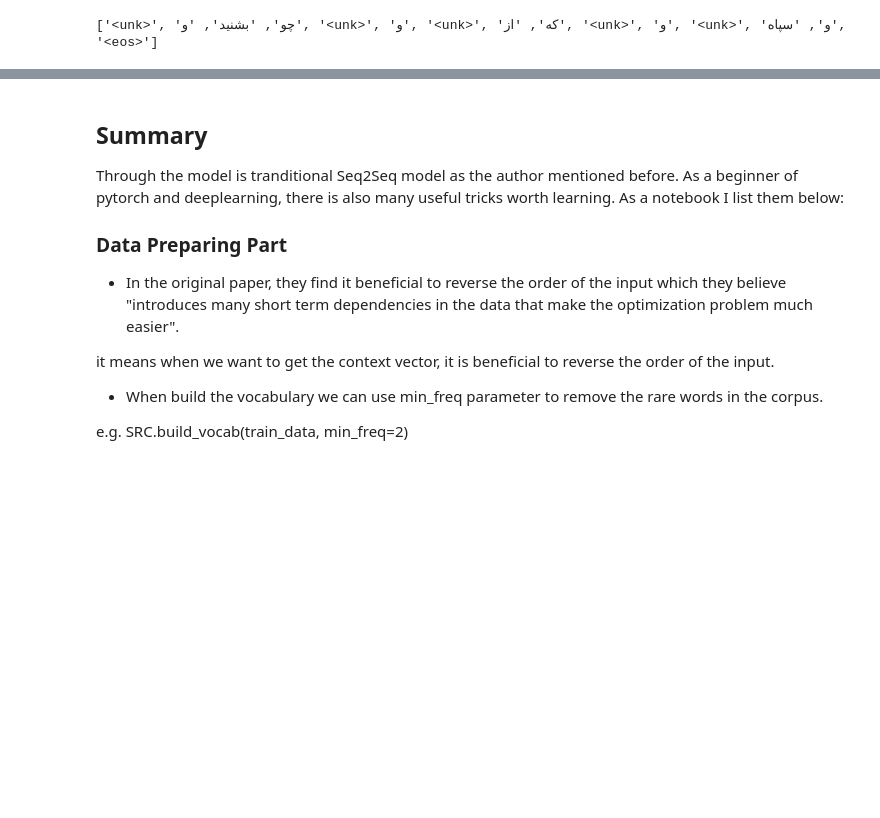
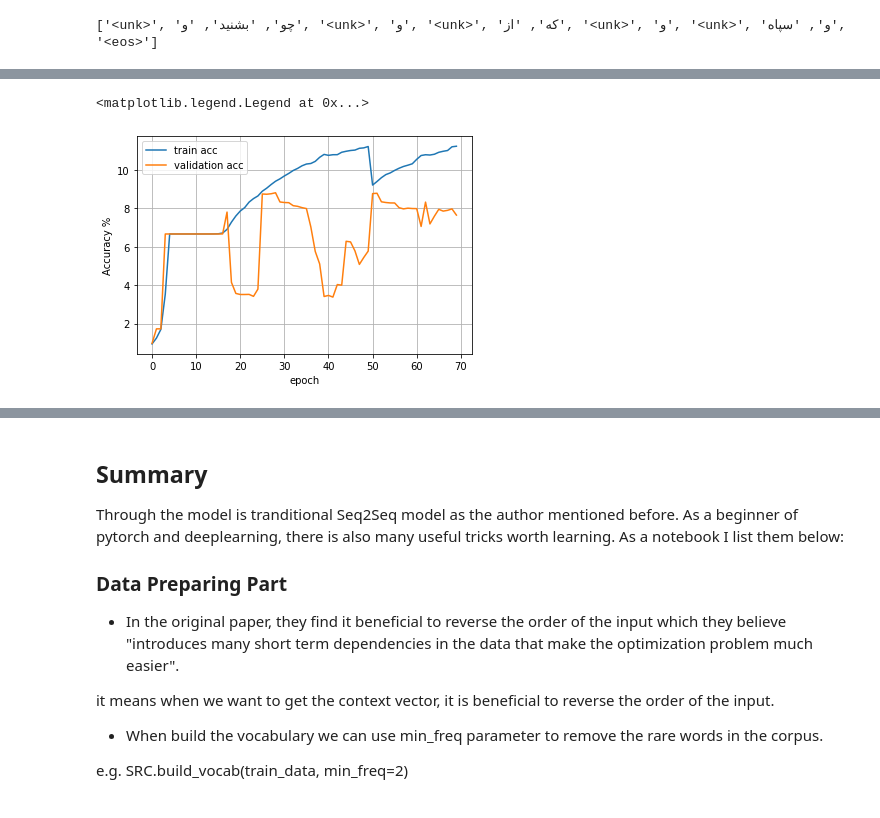
Before and after one commit to Ali-Majlesi/HW4-Deep401, a Jupyter notebook: Q1/Q1_Fersodi_Poem_Generator.ipynb, the cells around one changed output, grey strips where cells are left out. Cells and saved outputs as stored; diff of their text form; code cells hidden in the pictures; blank space fills up the shorter version.

```diff
--- a/Q1/Q1_Fersodi_Poem_Generator.ipynb
+++ b/Q1/Q1_Fersodi_Poem_Generator.ipynb
@@ -760,0 +780,5 @@ NameError: ignored
+# %%
+with open('loss.txt','rt') as f:
+  str_data = f.readlines()
+# %%
+x = re.findall("\[[^\]]+\]", str_data[0])
@@ -760,0 +788,15 @@ NameError: ignored
+# %%
+train_acc = np.array([float(stritem) for stritem in x[0][1:-1].split(',')])
+train_loss = np.array([float(stritem) for stritem in x[1][1:-1].split(',')])
+val_loss = np.array([float(stritem) for stritem in x[2][1:-1].split(',')])
+val_acc = np.array([float(stritem) for stritem in x[3][1:-1].split(',')])
+# %%
+plt.plot(train_acc*100,label='train acc')
+plt.plot(val_acc*100,label='validation acc')
+plt.xlabel('epoch')
+plt.ylabel('Accuracy %')
+plt.grid()
+plt.legend()
+# %% [output]
+<matplotlib.legend.Legend at 0x...>
+[figure, added]
```
Also changed, not shown: parts of 6 cells of this notebook.
